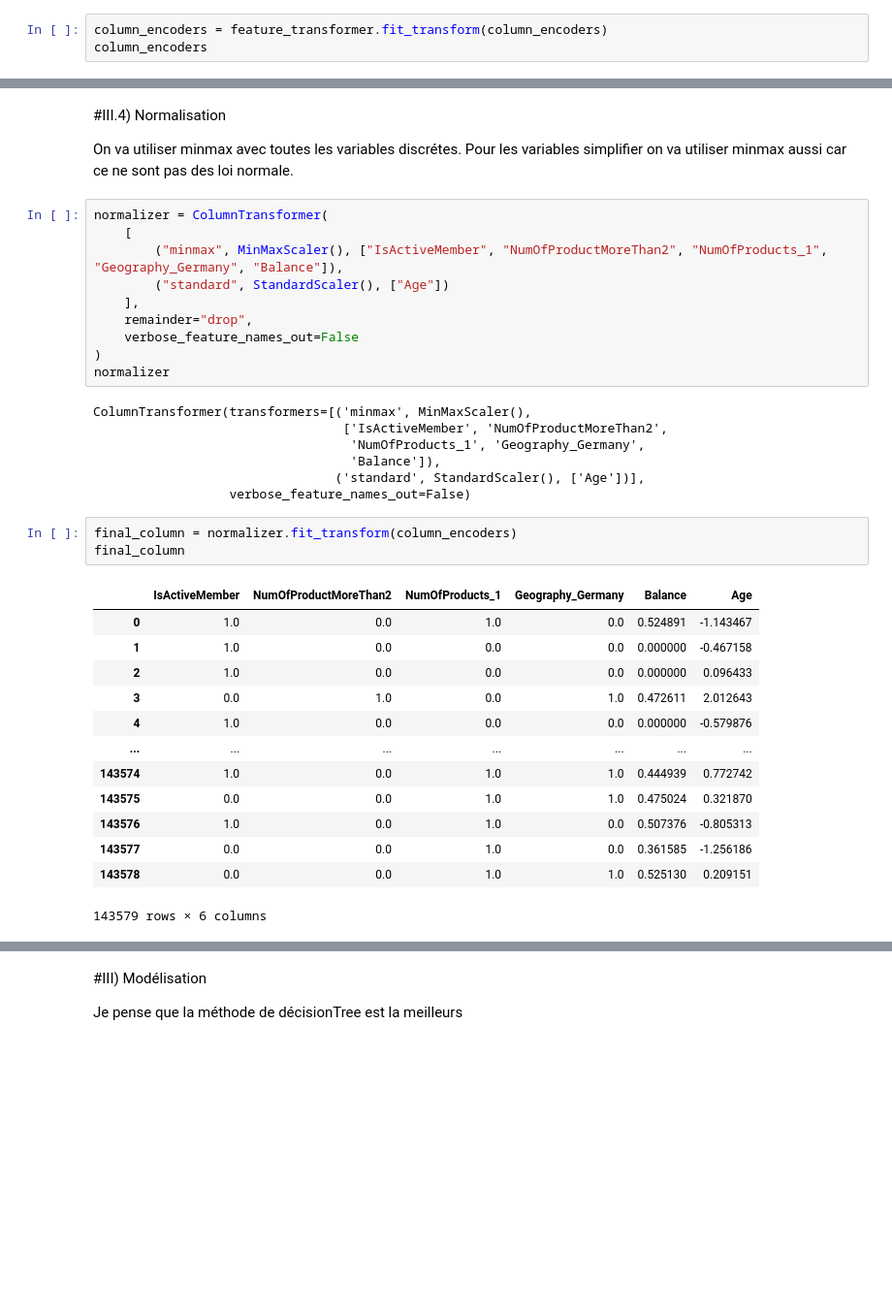
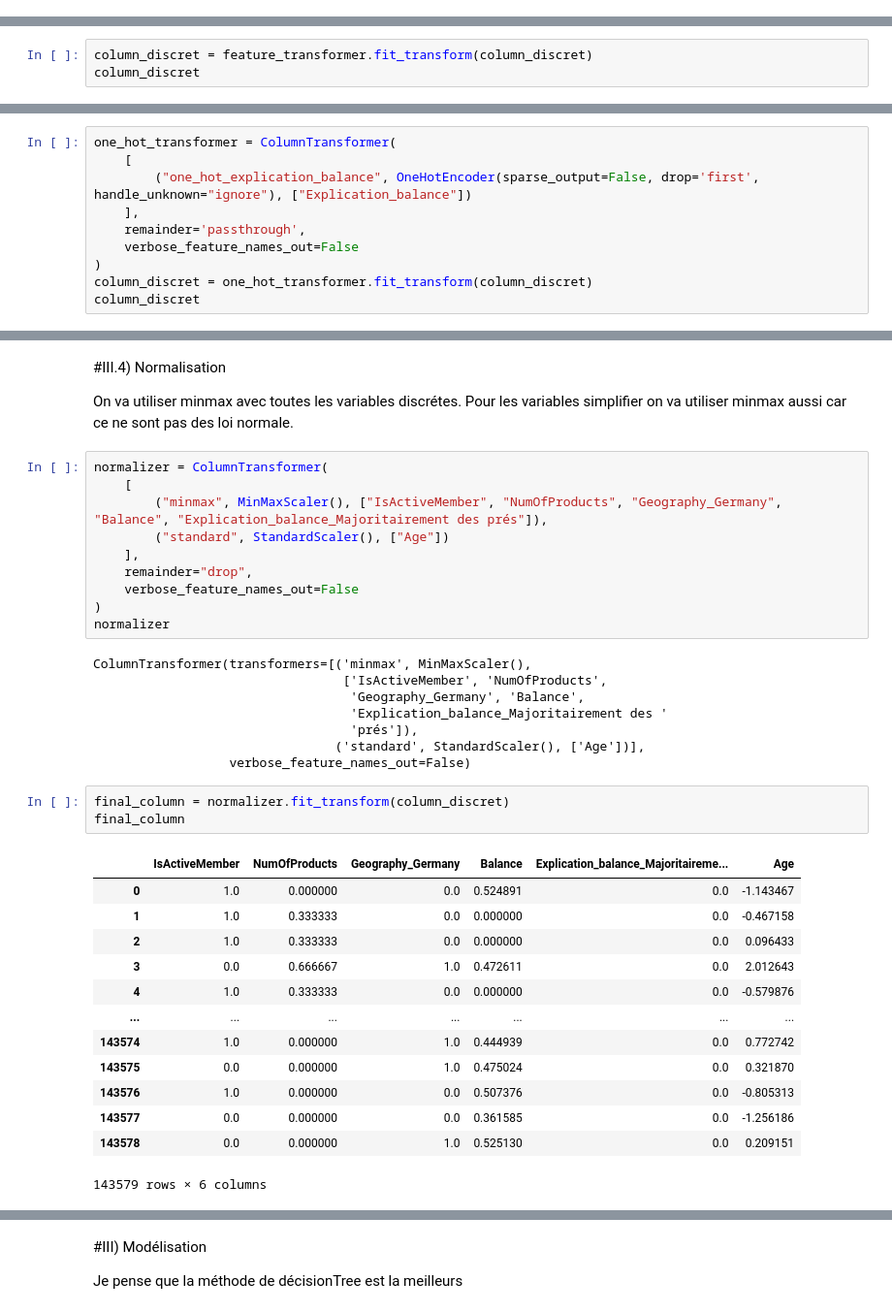
Before and after one commit to fmazur57u/Bank-churn, a Jupyter notebook: projet_bank_churn.ipynb, the cells around one changed output, grey strips where cells are left out. Shown at 97% size. Drawn from its saved outputs; the diff is of its cells as text; blank space fills up the shorter version.

```diff
--- a/projet_bank_churn.ipynb
+++ b/projet_bank_churn.ipynb
@@ -937,6 +686,3 @@ feature_transformer = make_pipeline(CustomTransformer())
 feature_transformer
 # %% [output]
 Pipeline(steps=[('customtransformer', CustomTransformer())])
-# %%
-column_encoders = feature_transformer.fit_transform(column_encoders)
-column_encoders
@@ -956,0 +689,3 @@ column_encoders
+# %%
+column_discret = feature_transformer.fit_transform(column_discret)
+column_discret
@@ -956,0 +717,10 @@ column_encoders
+# %%
+one_hot_transformer = ColumnTransformer(
+    [
+        ("one_hot_explication_balance", OneHotEncoder(sparse_output=False, drop='first', handle_unknown="ignore"), ["Explication_balance"])
+    ],
+    remainder='passthrough',
+    verbose_feature_names_out=False
+)
+column_discret = one_hot_transformer.fit_transform(column_discret)
+column_discret
@@ -961,7 +747,7 @@ On va utiliser minmax avec toutes les variables discrétes. Pour les variables s
 # %%
 normalizer = ColumnTransformer(
     [
-        ("minmax", MinMaxScaler(), ["IsActiveMember", "NumOfProductMoreThan2", "NumOfProducts_1", "Geography_Germany", "Balance"]),
+        ("minmax", MinMaxScaler(), ["IsActiveMember", "NumOfProducts", "Geography_Germany", "Balance", "Explication_balance_Majoritairement des prés"]),
         ("standard", StandardScaler(), ["Age"])
     ],
     remainder="drop",
@@ -970,26 +756,27 @@ normalizer = ColumnTransformer(
 normalizer
 # %% [output]
 ColumnTransformer(transformers=[('minmax', MinMaxScaler(),
-                                 ['IsActiveMember', 'NumOfProductMoreThan2',
-                                  'NumOfProducts_1', 'Geography_Germany',
-                                  'Balance']),
+                                 ['IsActiveMember', 'NumOfProducts',
+                                  'Geography_Germany', 'Balance',
+                                  'Explication_balance_Majoritairement des '
+                                  'prés']),
                                 ('standard', StandardScaler(), ['Age'])],
                   verbose_feature_names_out=False)
 # %%
-final_column = normalizer.fit_transform(column_encoders)
+final_column = normalizer.fit_transform(column_discret)
 final_column
 # %% [output]
-|  | IsActiveMember | NumOfProductMoreThan2 | NumOfProducts_1 | Geography_Germany | Balance | Age |
-| 0 | 1.0 | 0.0 | 1.0 | 0.0 | 0.524891 | -1.143467 |
-| 1 | 1.0 | 0.0 | 0.0 | 0.0 | 0.000000 | -0.467158 |
-| 2 | 1.0 | 0.0 | 0.0 | 0.0 | 0.000000 | 0.096433 |
-| 3 | 0.0 | 1.0 | 0.0 | 1.0 | 0.472611 | 2.012643 |
-| 4 | 1.0 | 0.0 | 0.0 | 0.0 | 0.000000 | -0.579876 |
+|  | IsActiveMember | NumOfProducts | Geography_Germany | Balance | Explication_balance_Majoritaireme... | Age |
+| 0 | 1.0 | 0.000000 | 0.0 | 0.524891 | 0.0 | -1.143467 |
+| 1 | 1.0 | 0.333333 | 0.0 | 0.000000 | 0.0 | -0.467158 |
+| 2 | 1.0 | 0.333333 | 0.0 | 0.000000 | 0.0 | 0.096433 |
+| 3 | 0.0 | 0.666667 | 1.0 | 0.472611 | 0.0 | 2.012643 |
+| 4 | 1.0 | 0.333333 | 0.0 | 0.000000 | 0.0 | -0.579876 |
 | ... | ... | ... | ... | ... | ... | ... |
-| 143574 | 1.0 | 0.0 | 1.0 | 1.0 | 0.444939 | 0.772742 |
-| 143575 | 0.0 | 0.0 | 1.0 | 1.0 | 0.475024 | 0.321870 |
-| 143576 | 1.0 | 0.0 | 1.0 | 0.0 | 0.507376 | -0.805313 |
-| 143577 | 0.0 | 0.0 | 1.0 | 0.0 | 0.361585 | -1.256186 |
-| 143578 | 0.0 | 0.0 | 1.0 | 1.0 | 0.525130 | 0.209151 |
+| 143574 | 1.0 | 0.000000 | 1.0 | 0.444939 | 0.0 | 0.772742 |
+| 143575 | 0.0 | 0.000000 | 1.0 | 0.475024 | 0.0 | 0.321870 |
+| 143576 | 1.0 | 0.000000 | 0.0 | 0.507376 | 0.0 | -0.805313 |
+| 143577 | 0.0 | 0.000000 | 0.0 | 0.361585 | 0.0 | -1.256186 |
+| 143578 | 0.0 | 0.000000 | 1.0 | 0.525130 | 0.0 | 0.209151 |
 143579 rows × 6 columns
 # %%
```
Also changed, not shown: parts of 100 cells of this notebook, 1 other file.
